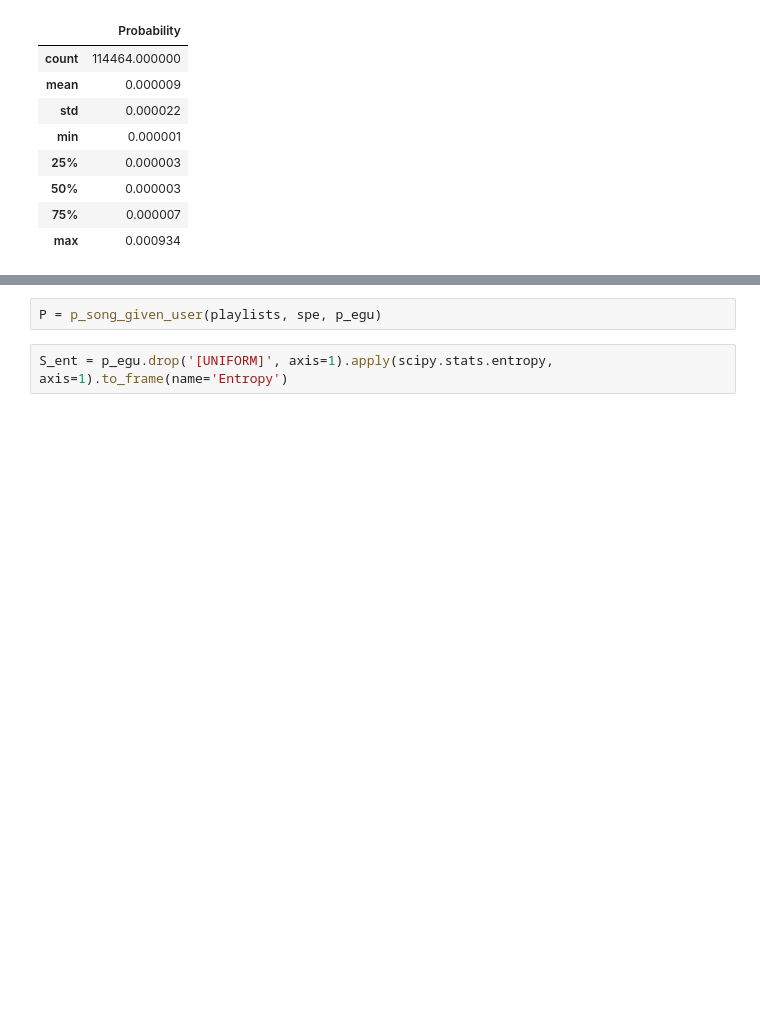
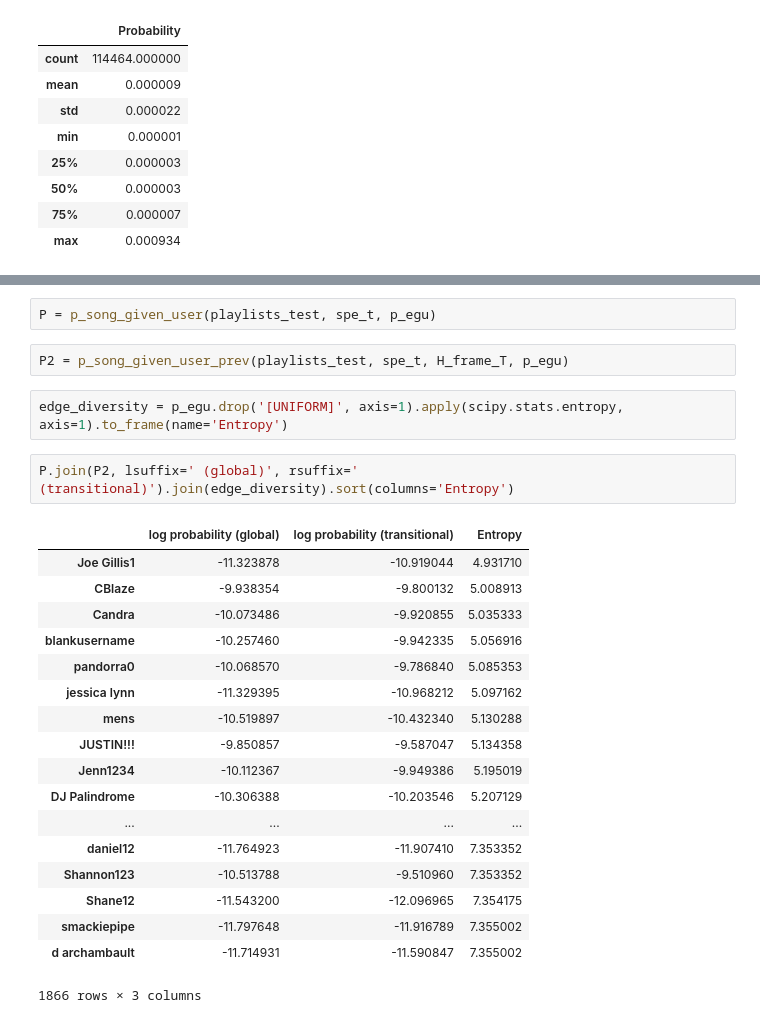
Before and after one commit to bmcfee/playlist_recommender, a Jupyter notebook: code/notebooks/07 - Usage statistics.ipynb, the cells around one changed output, grey strips where cells are left out. Drawn from its saved outputs; the diff is of its cells as text; blank space fills up the shorter version.

```diff
--- a/code/notebooks/07 - Usage statistics.ipynb
+++ b/code/notebooks/07 - Usage statistics.ipynb
@@ -238,6 +252,29 @@ p_egu
 # %%
-P = p_song_given_user(playlists, spe, p_egu)
+P = p_song_given_user(playlists_test, spe_t, p_egu)
+# %%
+P2 = p_song_given_user_prev(playlists_test, spe_t, H_frame_T, p_egu)
 # %%
-S_ent = p_egu.drop('[UNIFORM]', axis=1).apply(scipy.stats.entropy, axis=1).to_frame(name='Entropy')
+edge_diversity = p_egu.drop('[UNIFORM]', axis=1).apply(scipy.stats.entropy, axis=1).to_frame(name='Entropy')
+# %%
+P.join(P2, lsuffix=' (global)', rsuffix=' (transitional)').join(edge_diversity).sort(columns='Entropy')
+# %% [output]
+|  | log probability (global) | log probability (transitional) | Entropy |
+| Joe Gillis1 | -11.323878 | -10.919044 | 4.931710 |
+| CBlaze | -9.938354 | -9.800132 | 5.008913 |
+| Candra | -10.073486 | -9.920855 | 5.035333 |
+| blankusername | -10.257460 | -9.942335 | 5.056916 |
+| pandorra0 | -10.068570 | -9.786840 | 5.085353 |
+| jessica lynn | -11.329395 | -10.968212 | 5.097162 |
+| mens | -10.519897 | -10.432340 | 5.130288 |
+| JUSTIN!!! | -9.850857 | -9.587047 | 5.134358 |
+| Jenn1234 | -10.112367 | -9.949386 | 5.195019 |
+| DJ Palindrome | -10.306388 | -10.203546 | 5.207129 |
+| ... | ... | ... | ... |
+| daniel12 | -11.764923 | -11.907410 | 7.353352 |
+| Shannon123 | -10.513788 | -9.510960 | 7.353352 |
+| Shane12 | -11.543200 | -12.096965 | 7.354175 |
+| smackiepipe | -11.797648 | -11.916789 | 7.355002 |
+| d archambault | -11.714931 | -11.590847 | 7.355002 |
+1866 rows × 3 columns
 # %%
 print 'Deepest user'
```
Also changed, not shown: parts of 21 cells of this notebook.
